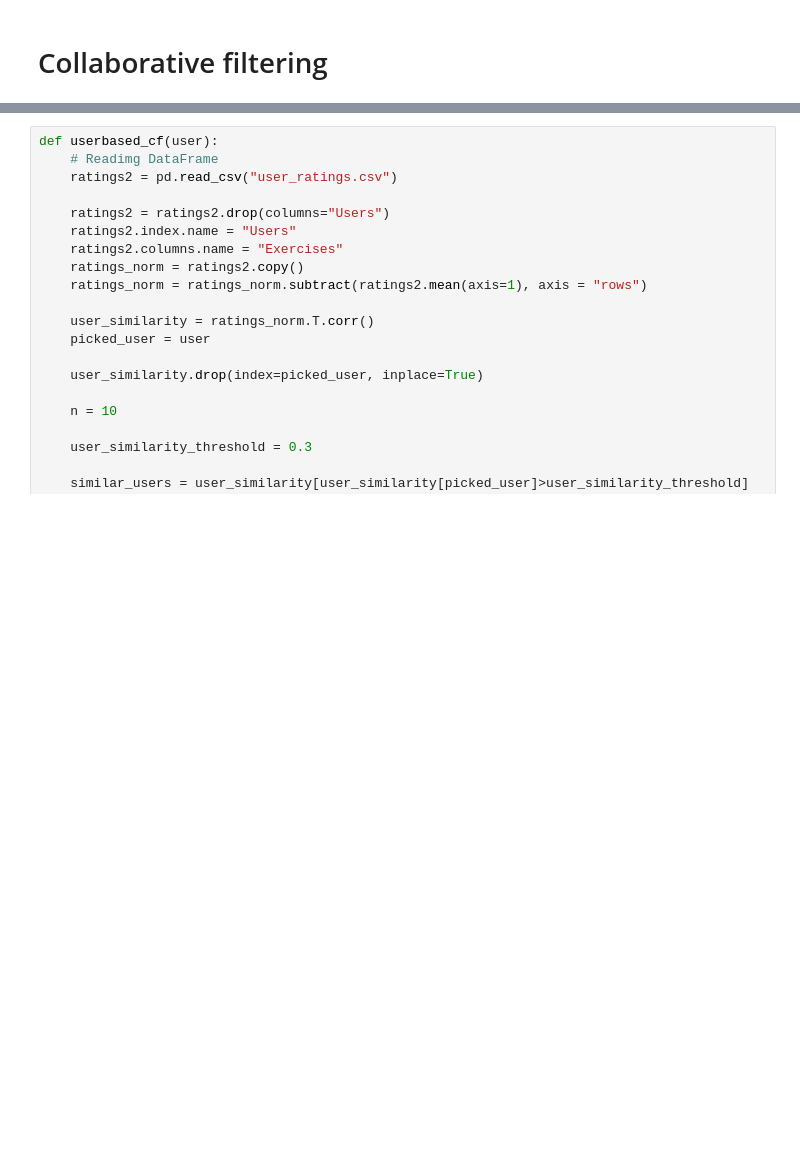
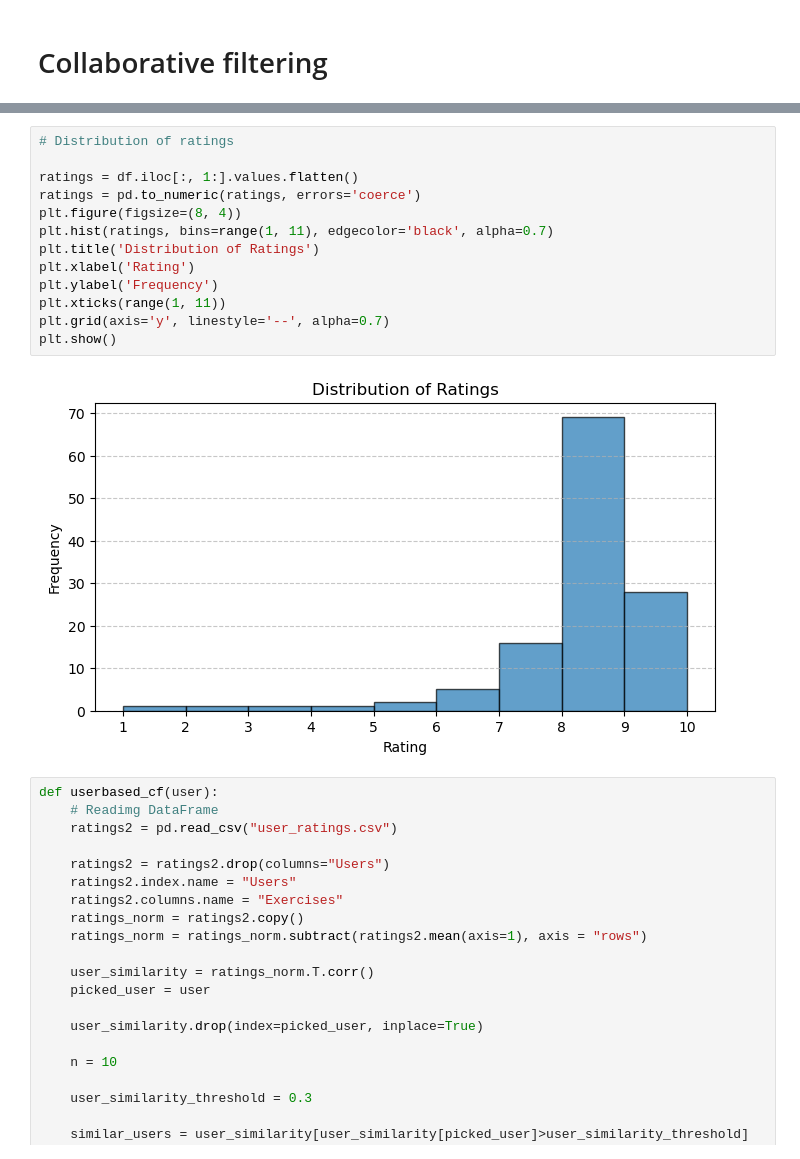
Before and after one commit to tordbm/Exercise-Recommender-System, a Jupyter notebook: recsys.ipynb, the cells around one changed output, grey strips where cells are left out. Cells and saved outputs as stored; diff of their text form; blank space fills up the shorter version.

Commit message:
Added histogram of ratings for content based filtering

```diff
--- a/recsys.ipynb
+++ b/recsys.ipynb
@@ -380,3 +559,18 @@ user_sim_matrix = rec.sim
+# %%
+# Distribution of ratings
+
+ratings = df.iloc[:, 1:].values.flatten()
+ratings = pd.to_numeric(ratings, errors='coerce')
+plt.figure(figsize=(8, 4))
+plt.hist(ratings, bins=range(1, 11), edgecolor='black', alpha=0.7)
+plt.title('Distribution of Ratings')
+plt.xlabel('Rating')
+plt.ylabel('Frequency')
+plt.xticks(range(1, 11))
+plt.grid(axis='y', linestyle='--', alpha=0.7)
+plt.show()
+# %% [output]
+[figure, added]
 # %%
 def userbased_cf(user):
     # Readimg DataFrame
```
Also changed, not shown: parts of 31 cells of this notebook.
